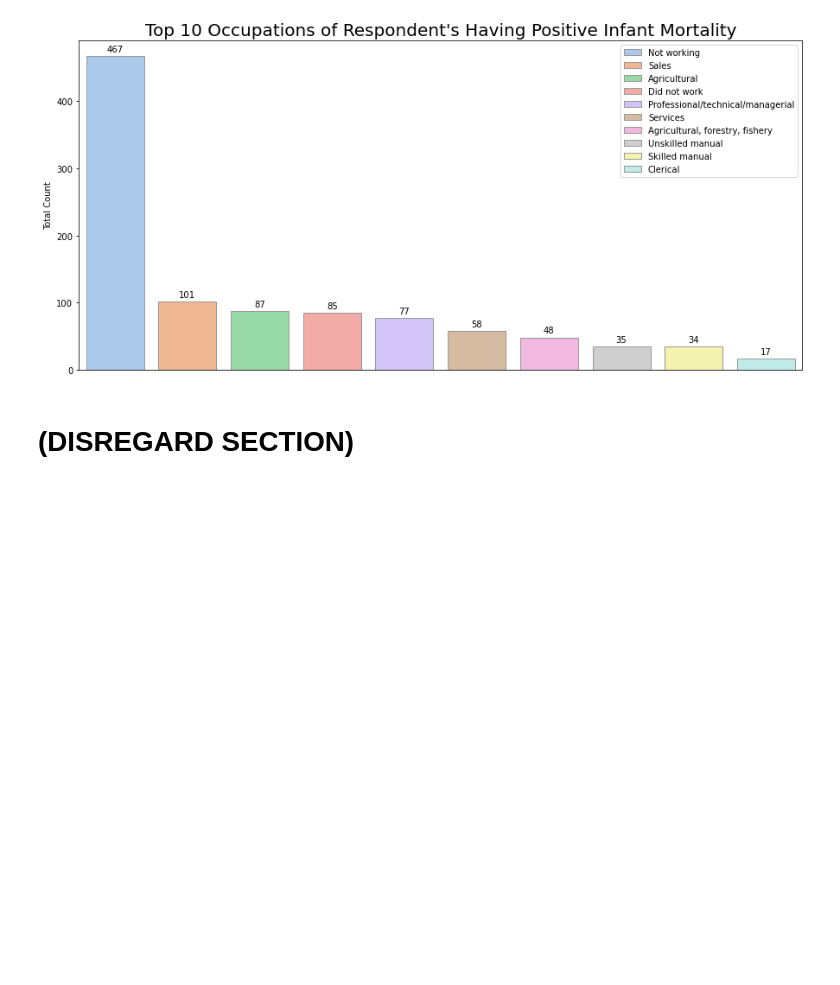
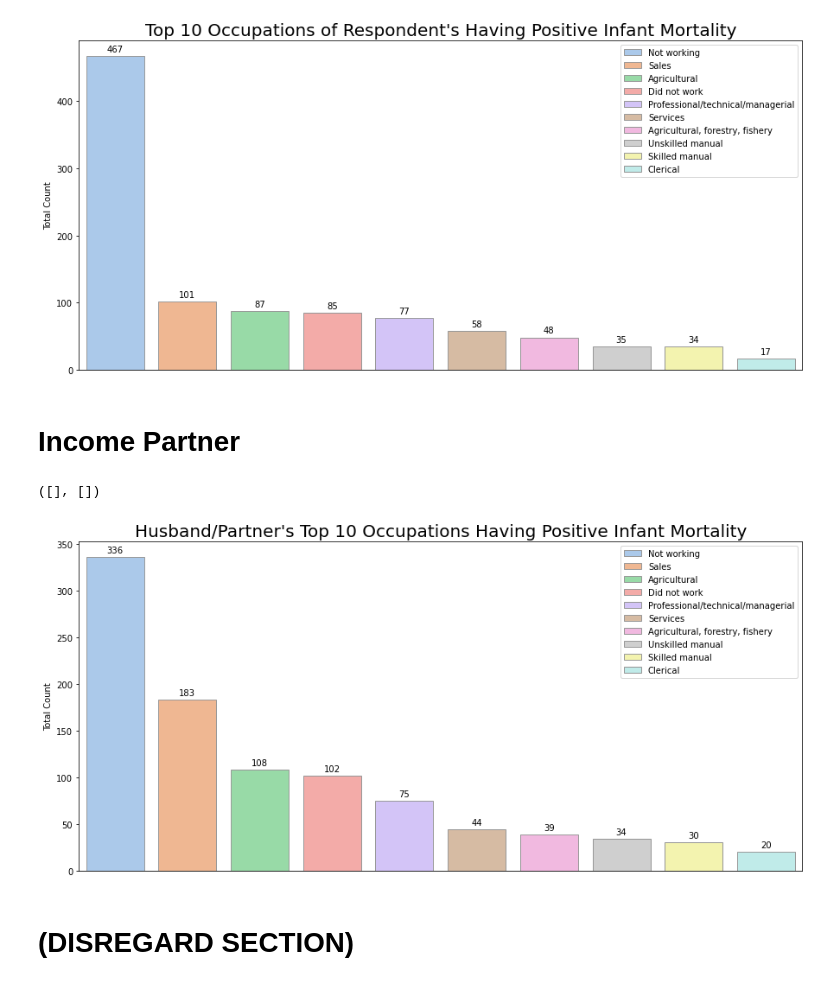
Before and after one commit to 2203472/infant-mortality-app, a Jupyter notebook: Notebook/5-Analysis-Genove.ipynb, the cells around one changed output. Cells and saved outputs as stored; diff of their text form; code cells hidden in the pictures; blank space fills up the shorter version.

Commit message:
Added bar graph for Top 10 Occupations of partner

```diff
--- a/Notebook/5-Analysis-Genove.ipynb
+++ b/Notebook/5-Analysis-Genove.ipynb
@@ -63,6 +84,25 @@ plt.xticks([])
 # %% [output]
 ([], [])
 [figure]
+# %% [markdown]
+# Income Partner
+# %%
+no_class_partner_occupation_count = no_b5_class['V705'].value_counts()
+no_class_partner_occupation_count = no_class_partner_occupation_count[:10, ]
+
+plt.figure(figsize=(15, 7))
+ax1 = sns.barplot(x=no_class_partner_occupation_count.index, y=no_class_partner_occupation_count.values, palette="pastel",
+                      edgecolor=".6", hue=no_class_occupation_count.index, dodge=False)
+plt.ylabel('Total Count')
+plt.title("Husband/Partner's Top 10 Occupations Having Positive Infant Mortality", fontsize=20)
+
+for container in ax1.containers:
+    ax1.bar_label(container, padding=3)
+
+plt.xticks([])
+# %% [output]
+([], [])
+[figure, added]
 # %% [markdown]
 # (DISREGARD SECTION)
 # %%
```
Also changed, not shown: parts of 3 cells of this notebook.
